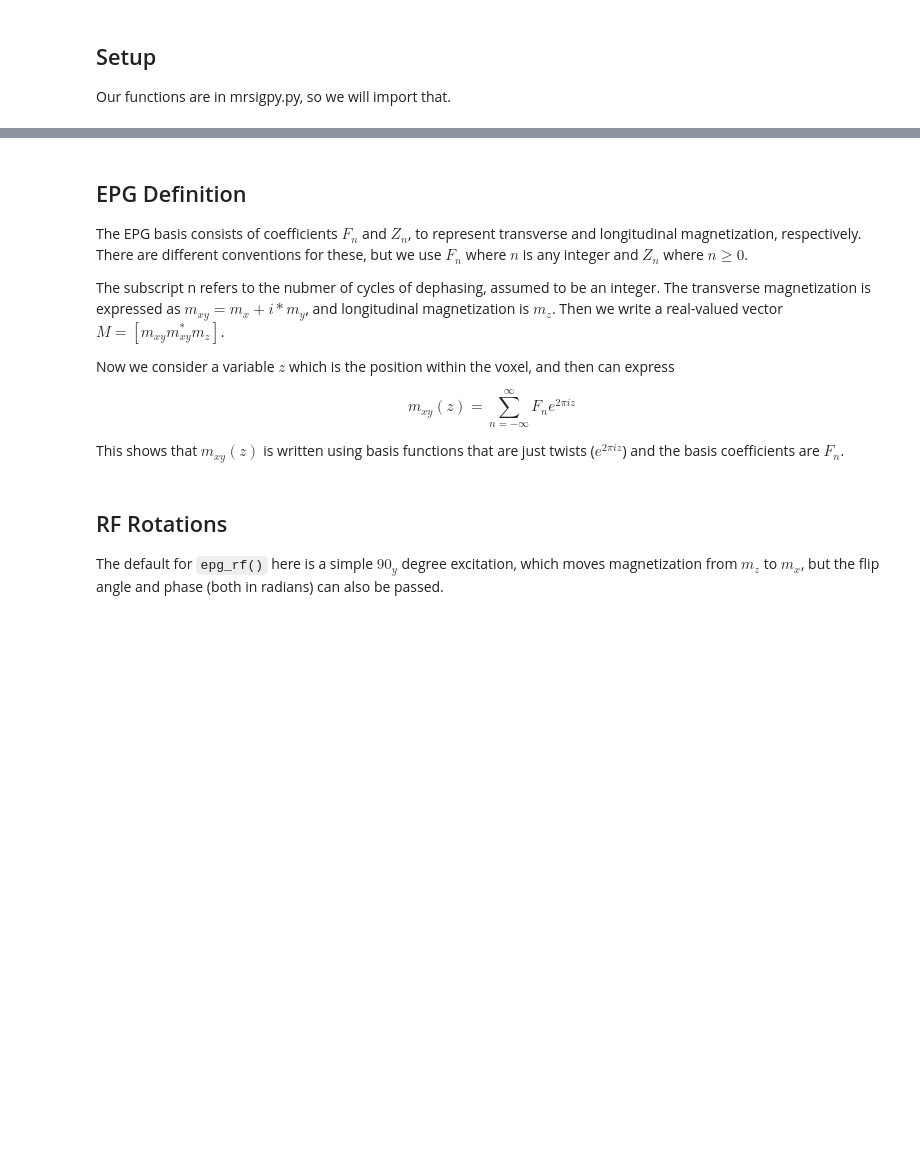
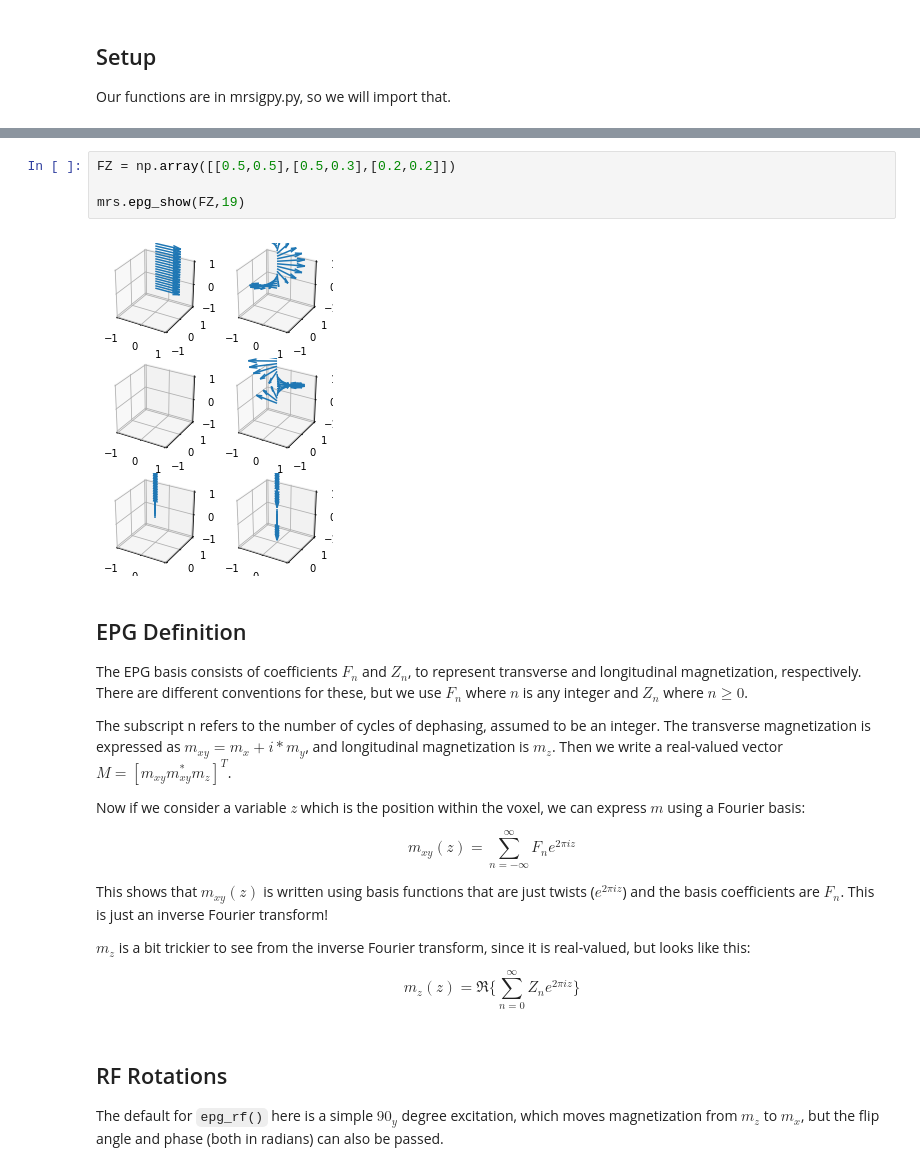
Before and after one commit to mribri999/MRSignalsSeqs, a Jupyter notebook: Python/Rad 229 - Extended Phase Graphs (EPGs) Tutorial.ipynb, the cells around one changed output, grey strips where cells are left out. Cells and saved outputs as stored; diff of their text form; blank space fills up the shorter version.

Commit message:
Added epg_show example.

```diff
--- a/Python/Rad 229 - Extended Phase Graphs (EPGs) Tutorial.ipynb
+++ b/Python/Rad 229 - Extended Phase Graphs (EPGs) Tutorial.ipynb
@@ -11,14 +54,24 @@ import mrsigpy as mrs
+# %%
+FZ = np.array([[0.5,0.5],[0.5,0.3],[0.2,0.2]])
+
+mrs.epg_show(FZ,19)
+# %% [output]
+[figure, added]
 # %% [markdown]
 ## EPG Definition
 The EPG basis consists of coefficients $F_n$ and $Z_n$, to represent transverse and longitudinal magnetization, respectively.  There are different conventions for these, but we use $F_n$ where $n$ is any integer and $Z_n$ where $n \ge 0$.
 
-The subscript n refers to the nubmer of cycles of dephasing, assumed to be an integer.  The transverse magnetization is expressed as $m_{xy} = m_x + i*m_y$, and longitudinal magnetization is $m_z$.  Then we write a real-valued vector $M = [m_{xy} m^\ast_{xy} m_z]$.
+The subscript n refers to the number of cycles of dephasing, assumed to be an integer.  The transverse magnetization is expressed as $m_{xy} = m_x + i*m_y$, and longitudinal magnetization is $m_z$.  Then we write a real-valued vector $M = [m_{xy} m^\ast_{xy} m_z]^T$.
 
-Now we consider a variable $z$ which is the position within the voxel, and then can express
+Now if we consider a variable $z$ which is the position within the voxel, we can express $m$ using a Fourier basis:
 
 $$m_{xy}(z) = \sum_{n=-\infty}^{\infty} F_n e^{2\pi i z}$$
 
-This shows that $m_{xy}(z)$ is written using basis functions that are just twists ($e^{2\pi i z}$) and the basis coefficients are $F_n$.
+This shows that $m_{xy}(z)$ is written using basis functions that are just twists ($e^{2\pi i z}$) and the basis coefficients are $F_n$.  This is just an inverse Fourier transform!
+
+$m_z$ is a bit trickier to see from the inverse Fourier transform, since it is real-valued, but looks like this:
+
+$$m_z(z) = \Re \{ \sum_{n=0}^{\infty} Z_n e^{2\pi i z} \}$$
 # %% [markdown]
 ## RF Rotations
 The default for `epg_rf()` here is a simple $90_y$ degree excitation, which moves magnetization from $m_z$ to $m_x$, but the flip angle and phase (both in radians) can also be passed.
```
Also changed, not shown: parts of 9 cells of this notebook.
